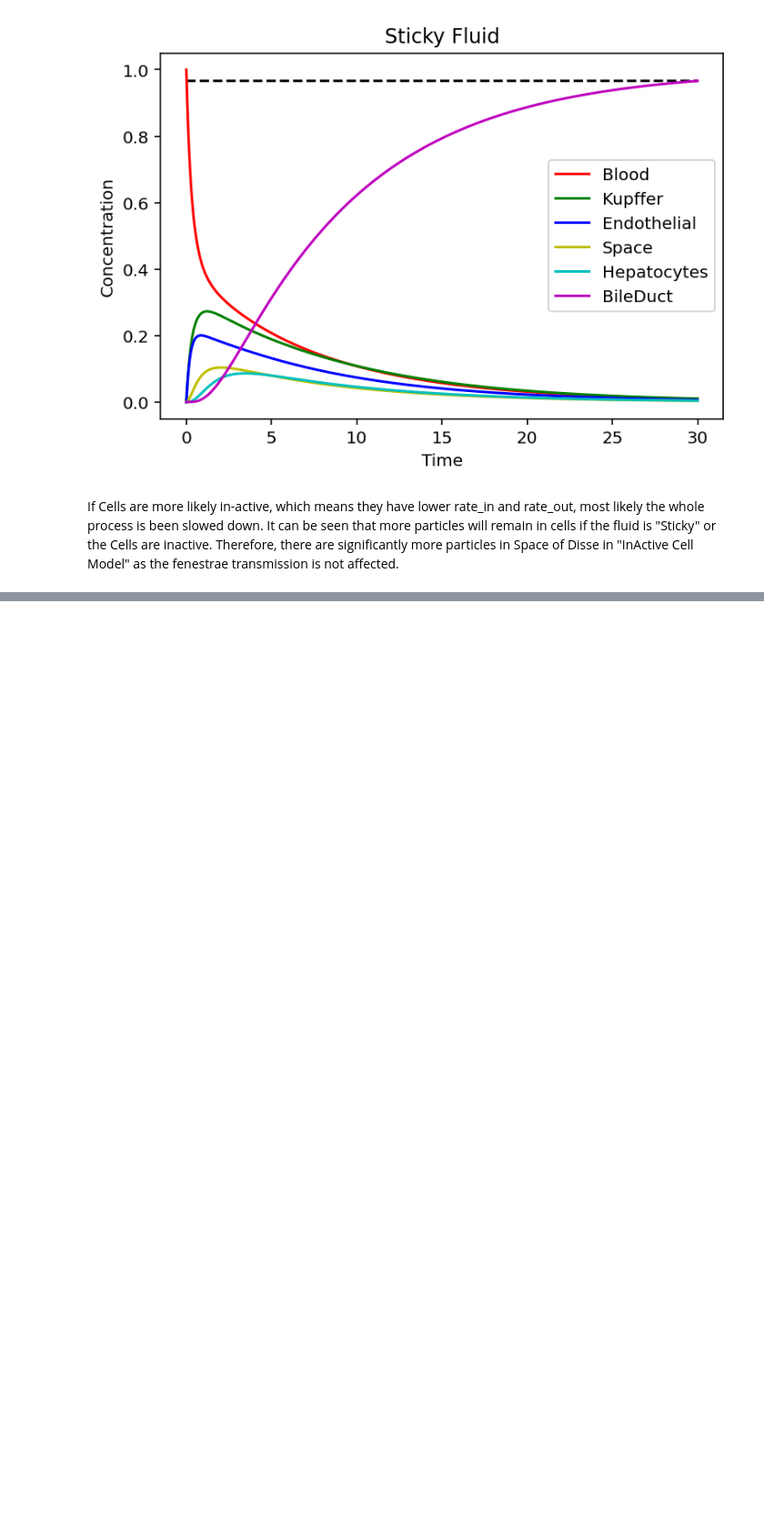
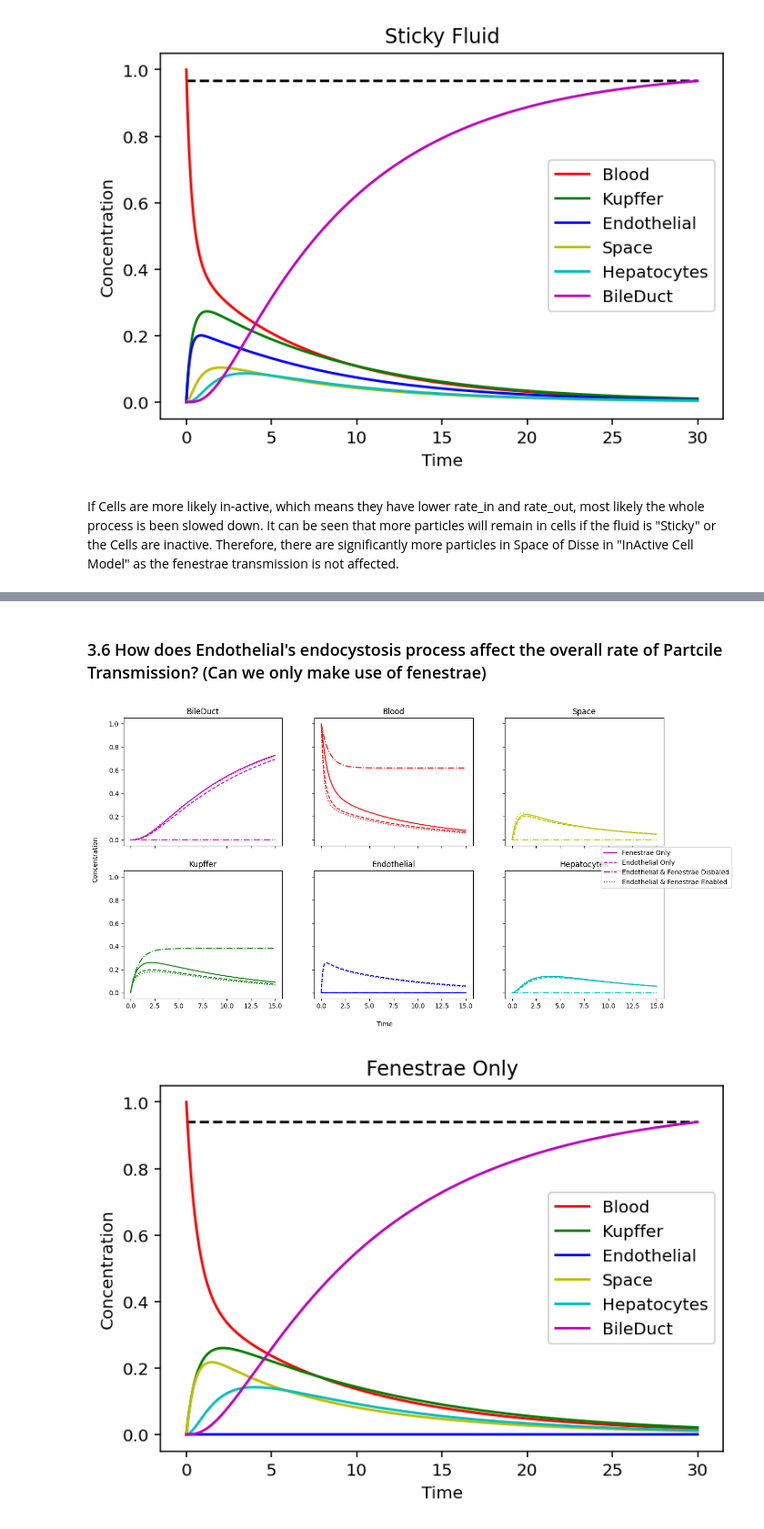
Before and after one commit to lich2000117/NanoParticles-Modelling, a Jupyter notebook: Code/Final_Model.ipynb, the cells around one changed output, grey strips where cells are left out. Shown at 91% size. Drawn from its saved outputs; the diff is of its cells as text; code cells hidden in the pictures; blank space fills up the shorter version.

```diff
--- a/Code/Final_Model.ipynb
+++ b/Code/Final_Model.ipynb
@@ -688,0 +765,2 @@ Therefore, there are significantly more particles in Space of Disse in "InActive
+# %% [markdown]
+### 3.6 How does Endothelial's endocystosis process affect the overall rate of Partcile Transmission? (Can we only make use of fenestrae)
@@ -688,0 +818,31 @@ Therefore, there are significantly more particles in Space of Disse in "InActive
+# %%
+
+## With Endothelial disabled
+ode_Endothelial_Disable = Initialize_ODE(particle_data, fluid_data, cell_data)
+ode_Endothelial_Disable.solve()
+
+## Adjust fenestrae size and rate
+cell_data["Endothelial"]["fenestrae_size"] = 0.0
+cell_data["Endothelial"]["rate_in"] = cell_data["Endothelial"]["rate_out"]=2
+ode_fenestrae_0 = Initialize_ODE(particle_data, fluid_data, cell_data)
+ode_fenestrae_0.solve()
+
+## Make Endothelial and Fenestrae disbaled
+cell_data["Endothelial"]["fenestrae_size"] = 0
+cell_data["Endothelial"]["rate_in"] = cell_data["Endothelial"]["rate_out"]=0
+ode_endothelial_null = Initialize_ODE(particle_data, fluid_data, cell_data)
+ode_endothelial_null.solve()
+
+## Adjust to full model
+cell_data["Endothelial"]["fenestrae_size"] = 1
+cell_data["Endothelial"]["rate_in"] = cell_data["Endothelial"]["rate_out"]=2
+ode_endothelial_full = Initialize_ODE(particle_data, fluid_data, cell_data)
+ode_endothelial_full.solve()
+
+ode_list = [ode_Endothelial_Disable, ode_fenestrae_0, ode_endothelial_null, ode_endothelial_full]
+ode_names = ["Fenestrae Only", "Endothelial Only", "Endothelial & Fenestrae Disbaled", "Endothelial & Fenestrae Enabled"]
+time_range = [0,15]
+compare_ode_models(ode_list, ode_names, time_range)
+# %% [output]
+[figure, added]
+[figure, added]
```
Also changed, not shown: parts of 10 cells of this notebook, 9 other files.
